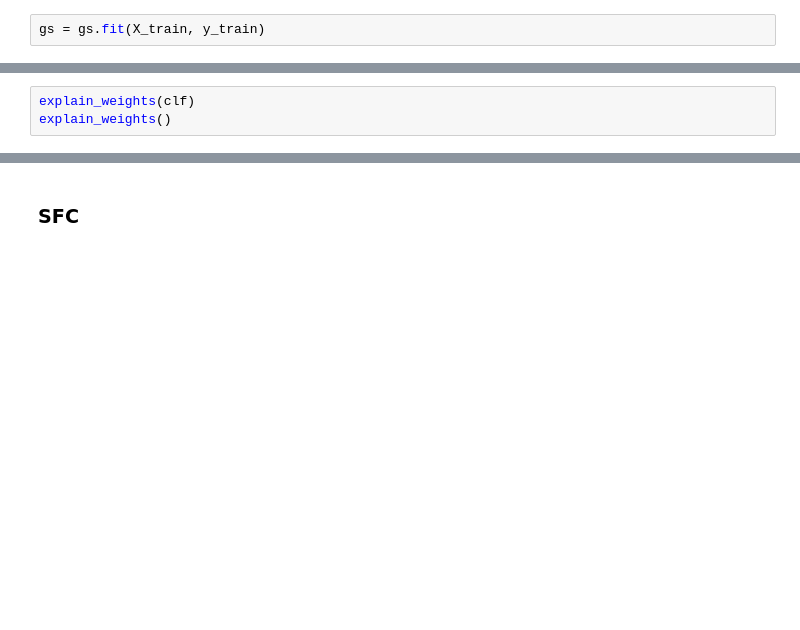
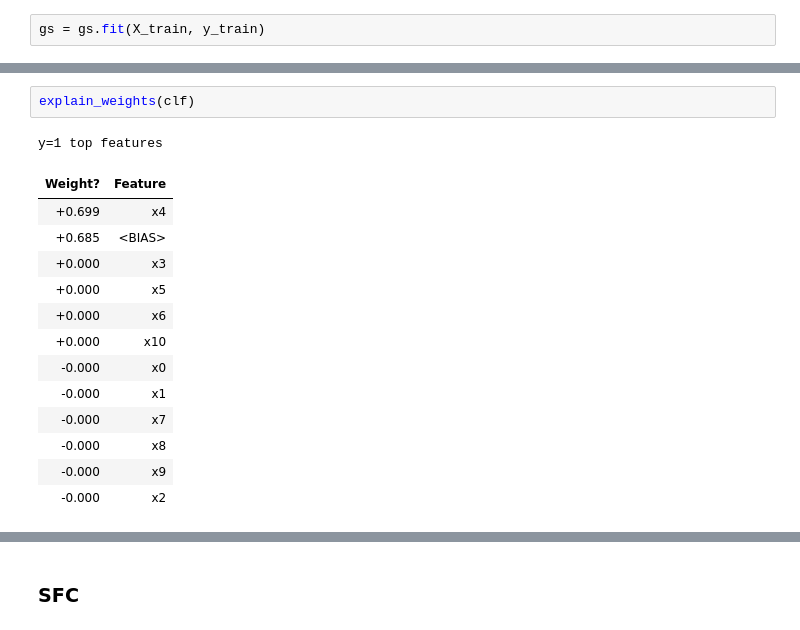
Before and after one commit to Jkfyr/Tin200, a Jupyter notebook: TIN200_ML.ipynb, the cells around one changed output, grey strips where cells are left out. Saved outputs shown, nothing was run; the diff lists cells and outputs as text; blank space fills up the shorter version.

```diff
--- a/TIN200_ML.ipynb
+++ b/TIN200_ML.ipynb
@@ -478,6 +561,20 @@ print('CV accuracy scores: %s' % cross_score)
 # %%
 explain_weights(clf)
-explain_weights()
+# %% [output]
+y=1 top features
+| Weight? | Feature |
+| +0.699 | x4 |
+| +0.685 | <BIAS> |
+| +0.000 | x3 |
+| +0.000 | x5 |
+| +0.000 | x6 |
+| +0.000 | x10 |
+| -0.000 | x0 |
+| -0.000 | x1 |
+| -0.000 | x7 |
+| -0.000 | x8 |
+| -0.000 | x9 |
+| -0.000 | x2 |
 # %%
 from eli5.xgboost import explain_weights_xgboost
 
```
Also changed, not shown: parts of 17 cells of this notebook.
